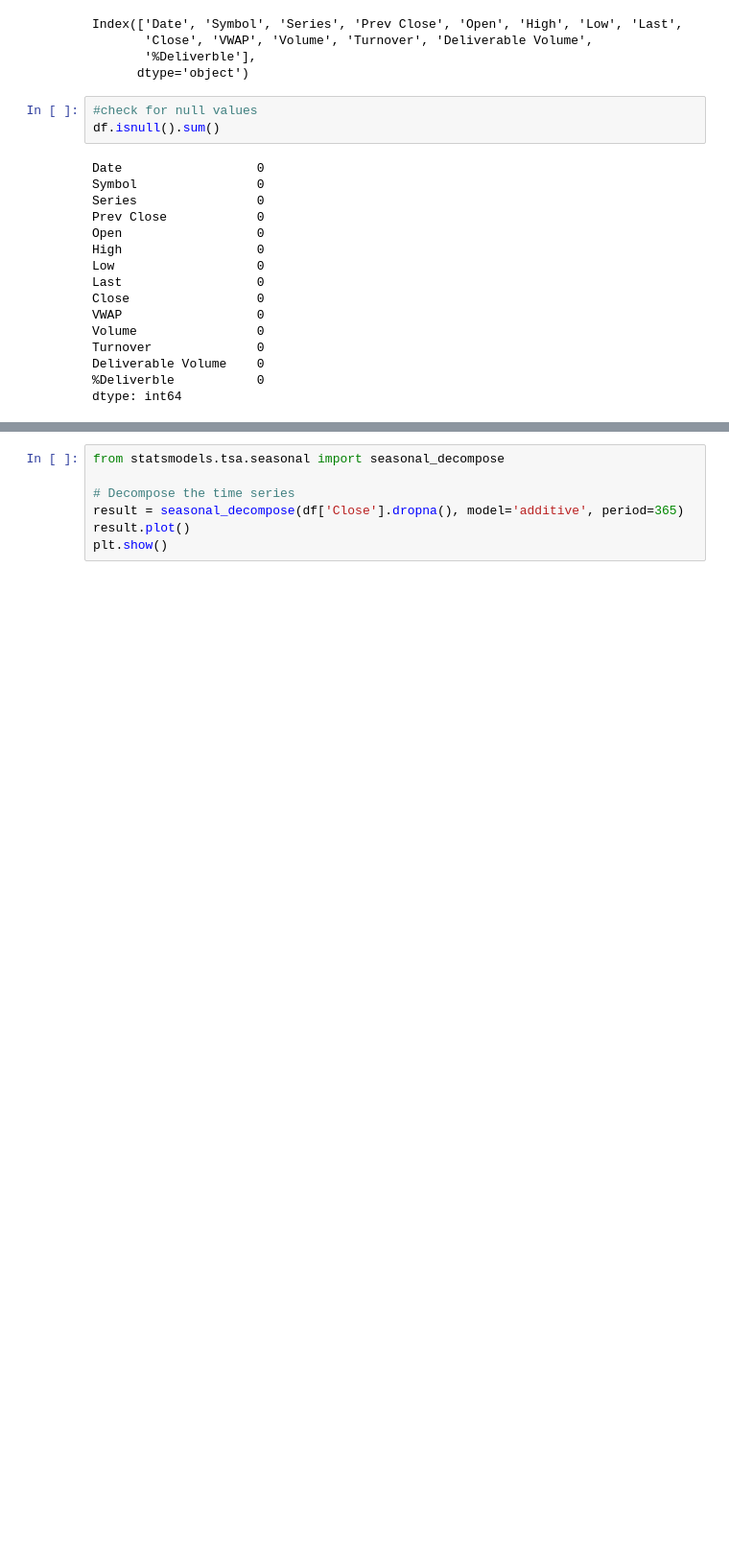
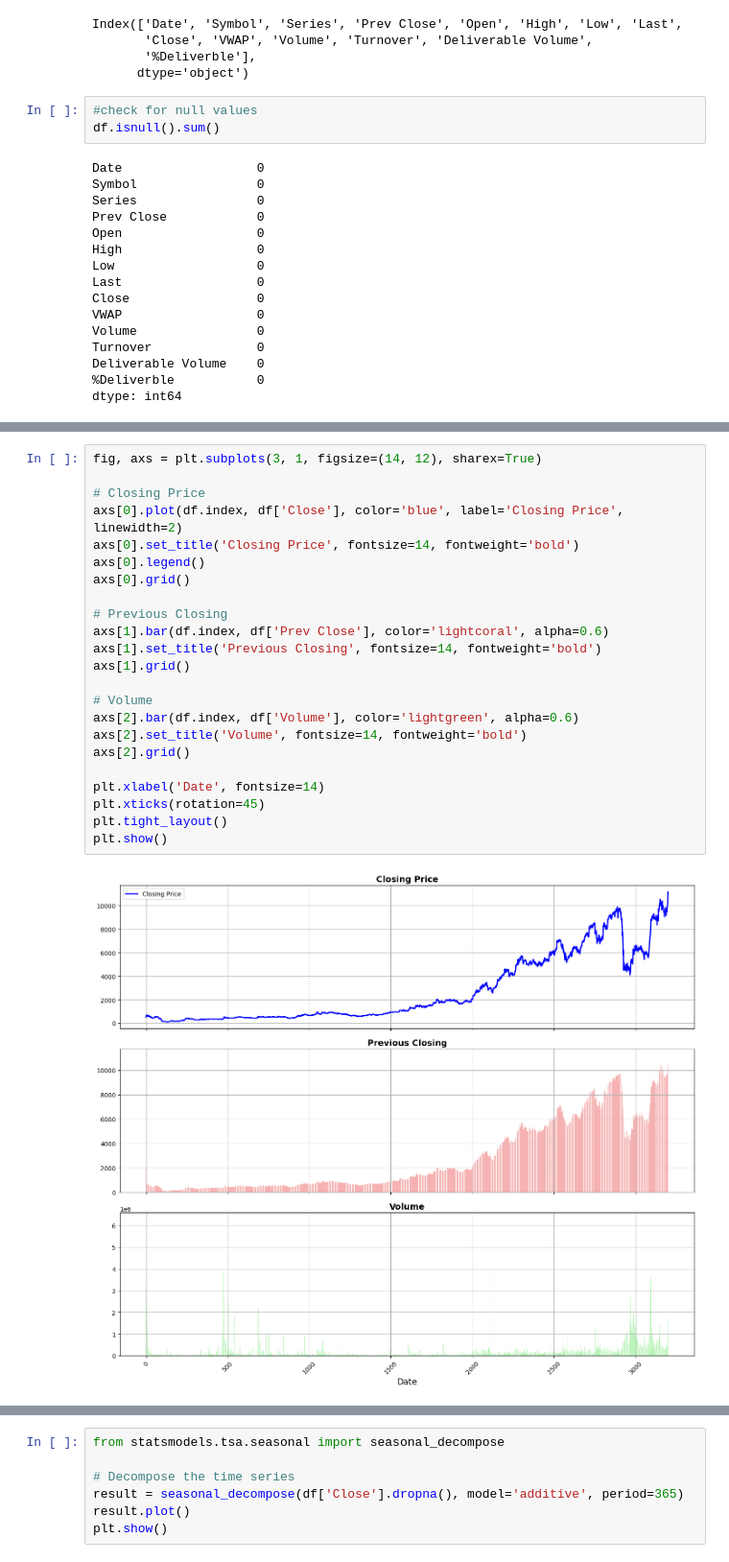
Before and after one commit to falak105/TimeseriesCIA3, a Jupyter notebook: CAI3.ipynb, the cells around one changed output, grey strips where cells are left out. Shown at 96% size. Drawn from its saved outputs; the diff is of its cells as text; blank space fills up the shorter version.

```diff
--- a/CAI3.ipynb
+++ b/CAI3.ipynb
@@ -110,0 +117,25 @@ dtype: int64
+# %%
+fig, axs = plt.subplots(3, 1, figsize=(14, 12), sharex=True)
+
+# Closing Price
+axs[0].plot(df.index, df['Close'], color='blue', label='Closing Price', linewidth=2)
+axs[0].set_title('Closing Price', fontsize=14, fontweight='bold')
+axs[0].legend()
+axs[0].grid()
+
+# Previous Closing
+axs[1].bar(df.index, df['Prev Close'], color='lightcoral', alpha=0.6)
+axs[1].set_title('Previous Closing', fontsize=14, fontweight='bold')
+axs[1].grid()
+
+# Volume
+axs[2].bar(df.index, df['Volume'], color='lightgreen', alpha=0.6)
+axs[2].set_title('Volume', fontsize=14, fontweight='bold')
+axs[2].grid()
+
+plt.xlabel('Date', fontsize=14)
+plt.xticks(rotation=45)
+plt.tight_layout()
+plt.show()
+# %% [output]
+[figure, added]
```
Also changed, not shown: parts of 2 cells of this notebook.
